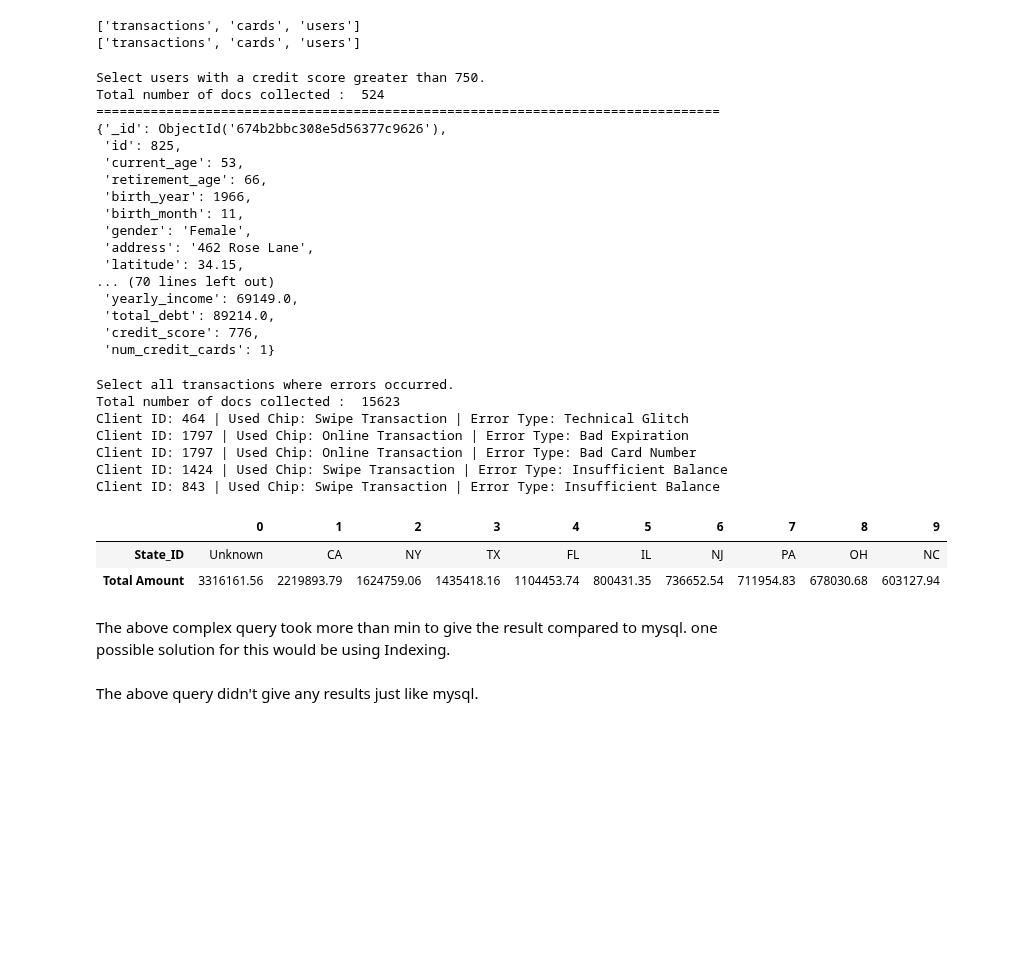
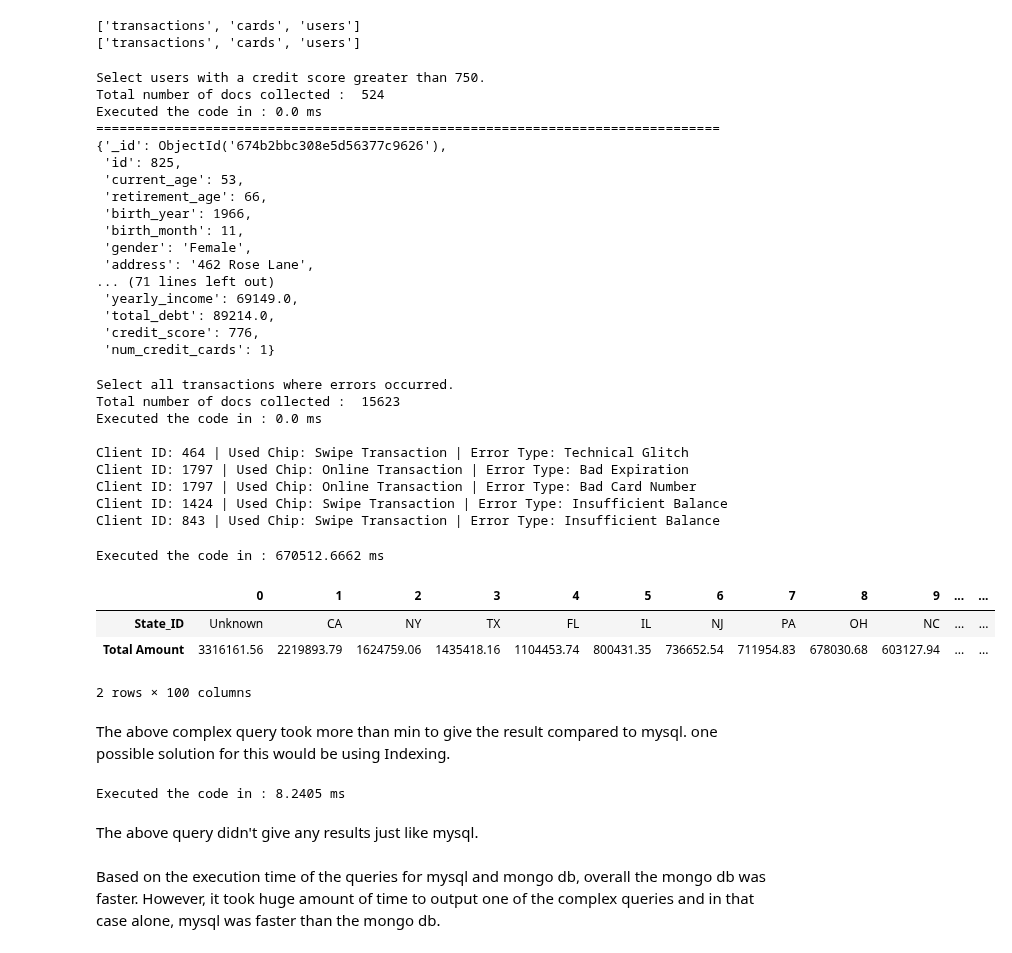
Before and after one commit to josedallatorre/adb-project, a Jupyter notebook: exercise.ipynb, the cells around one changed output. Drawn from its saved outputs; the diff is of its cells as text; code cells hidden in the pictures; blank space fills up the shorter version.

Commit message:
fixed the bug & added the execution time

```diff
--- a/exercise.ipynb
+++ b/exercise.ipynb
@@ -772,8 +785,12 @@ for cdf in tqdm(chunks_transaction_df):
 # %%
 #Query Objective: Select users with a credit score greater than 750.
 print('Select users with a credit score greater than 750.')
+st = time()
 result = users_collection.find({"credit_score": {"$gt": 750}})
+ed = time()
+ms = round((ed - st) * 1000, 4)
 print('Total number of docs collected : ', users_collection.count_documents({"credit_score": {"$gt": 750}}))
+print(f'Executed the code in : {ms} ms')
 
 for ind, res in enumerate(result):
     if ind >= 5:
@@ -784,6 +801,7 @@ for ind, res in enumerate(result):
 # %% [output]
 Select users with a credit score greater than 750.
 Total number of docs collected :  524
+Executed the code in : 0.0 ms
 ================================================================================
 {'_id': ObjectId('674b2bbc308e5d56377c9626'),
  'id': 825,
@@ -793,8 +811,7 @@ Total number of docs collected :  524
  'birth_month': 11,
  'gender': 'Female',
  'address': '462 Rose Lane',
- 'latitude': 34.15,
-... (70 lines left out)
+... (71 lines left out)
  'yearly_income': 69149.0,
  'total_debt': 89214.0,
  'credit_score': 776,
@@ -802,8 +819,13 @@ Total number of docs collected :  524
 # %%
 print('Select all transactions where errors occurred.')
 #Query Objective: Select all transactions where errors occurred.
+st = time()
 results = transactions_collection.find({"errors": {"$ne" : "No Errors"}})
+ed = time()
+ms = round((ed - st) * 1000, 4)
 print('Total number of docs collected : ', transactions_collection.count_documents({"errors": {"$ne" : "No Errors"}}))
+print(f'Executed the code in : {ms} ms')
+print()
 for ind, result in enumerate(results):
     if ind >= 5:
         break
@@ -811,6 +833,8 @@ for ind, result in enumerate(results):
 # %% [output]
 Select all transactions where errors occurred.
 Total number of docs collected :  15623
+Executed the code in : 0.0 ms
+
 Client ID: 464 | Used Chip: Swipe Transaction | Error Type: Technical Glitch
 Client ID: 1797 | Used Chip: Online Transaction | Error Type: Bad Expiration
 Client ID: 1797 | Used Chip: Online Transaction | Error Type: Bad Card Number
@@ -834,37 +858,43 @@ female_transactions_state_pipeline= [
     },
     {
         "$unwind": "$user_transactions"
     },
     {
         "$group": {
             "_id": "$user_transactions.merchant_state",
             "total_amount": {
                 "$sum": {
                     "$toDouble": "$user_transactions.amount"
                 }
             }
         }
     },
     {
         "$sort": {
             "total_amount": -1
         }
     },
     {
-        "$limit": 10
+        "$limit": 100
         }
 ]
 
+st = time()
 result = users_collection.aggregate(female_transactions_state_pipeline)
+ed = time()
+ms = round((ed - st) * 1000, 4)
+print(f'Executed the code in : {ms} ms')
 data = []
 for state in result:
     data.append([state['_id'], round(state['total_amount'], 2)])
 
 pd.DataFrame(data = data, columns= ['State_ID', 'Total Amount']).T
 # %% [output]
+Executed the code in : 670512.6662 ms
-|  | 0 | 1 | 2 | 3 | 4 | 5 | 6 | 7 | 8 | 9 |
-| State_ID | Unknown | CA | NY | TX | FL | IL | NJ | PA | OH | NC |
-| Total Amount | 3316161.56 | 2219893.79 | 1624759.06 | 1435418.16 | 1104453.74 | 800431.35 | 736652.54 | 711954.83 | 678030.68 | 603127.94 |
+|  | 0 | 1 | 2 | 3 | 4 | 5 | 6 | 7 | 8 | 9 | ... | ... |
+| State_ID | Unknown | CA | NY | TX | FL | IL | NJ | PA | OH | NC | ... | ... |
+| Total Amount | 3316161.56 | 2219893.79 | 1624759.06 | 1435418.16 | 1104453.74 | 800431.35 | 736652.54 | 711954.83 | 678030.68 | 603127.94 | ... | ... |
+2 rows × 100 columns
 # %% [markdown]
 The above complex query took more than min to give the result compared to mysql. one possible solution for this would be using Indexing.
 # %%
@@ -900,12 +930,20 @@ dark_web_pipeline = [
     }
 ]
 
+st = time()
 result = cards_collection.aggregate(dark_web_pipeline)
+ed = time()
+ms = round((ed - st) * 1000, 4)
+print(f'Executed the code in : {ms} ms')
 
 for ind, card in enumerate(result):
     print(f" {ind} ".center(80, '='))
     print(f"Card ID: {card['id']}, Card Brand: {card['card_brand']}, Card Type: {card['card_type']}")
     print(f"Transaction Amount: ${card['transactions']['amount']}, Date: {card['transactions']['date']}")
     print(f"Merchant State: {card['transactions']['merchant_state']}, On Dark Web: {card['card_on_dark_web']}")
+# %% [output]
+Executed the code in : 8.2405 ms
 # %% [markdown]
 The above query didn't give any results just like mysql.
+# %% [markdown]
+Based on the execution time of the queries for mysql and mongo db, overall the mongo db was faster. However, it took huge amount of time to output one of the complex queries and in that case alone, mysql was faster than the mongo db.
```
Also changed, not shown: parts of 10 cells of this notebook.
